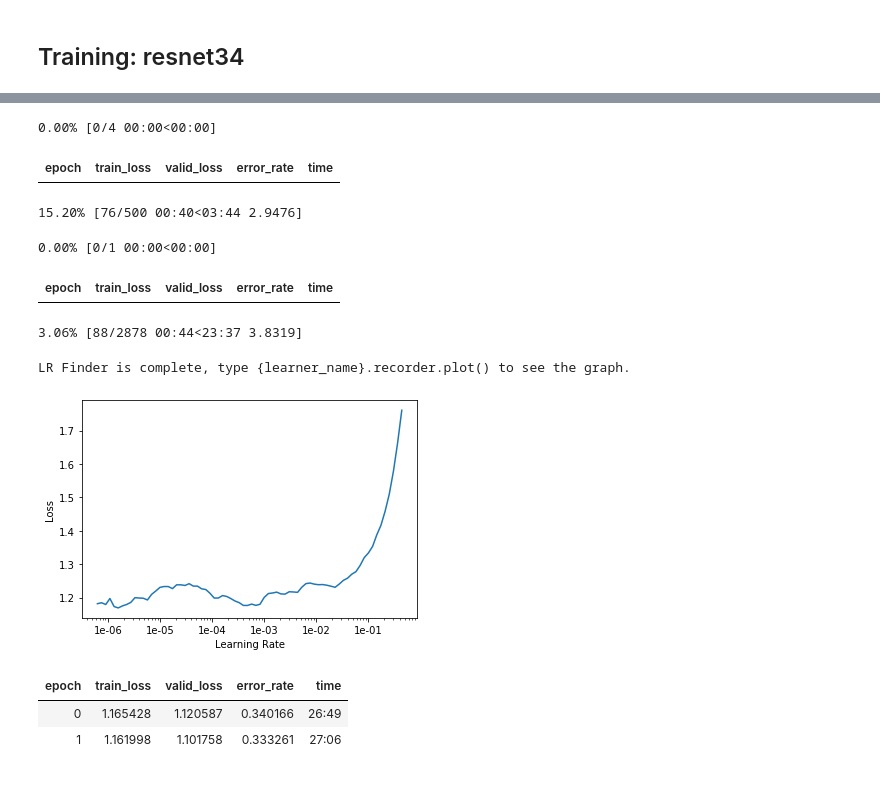
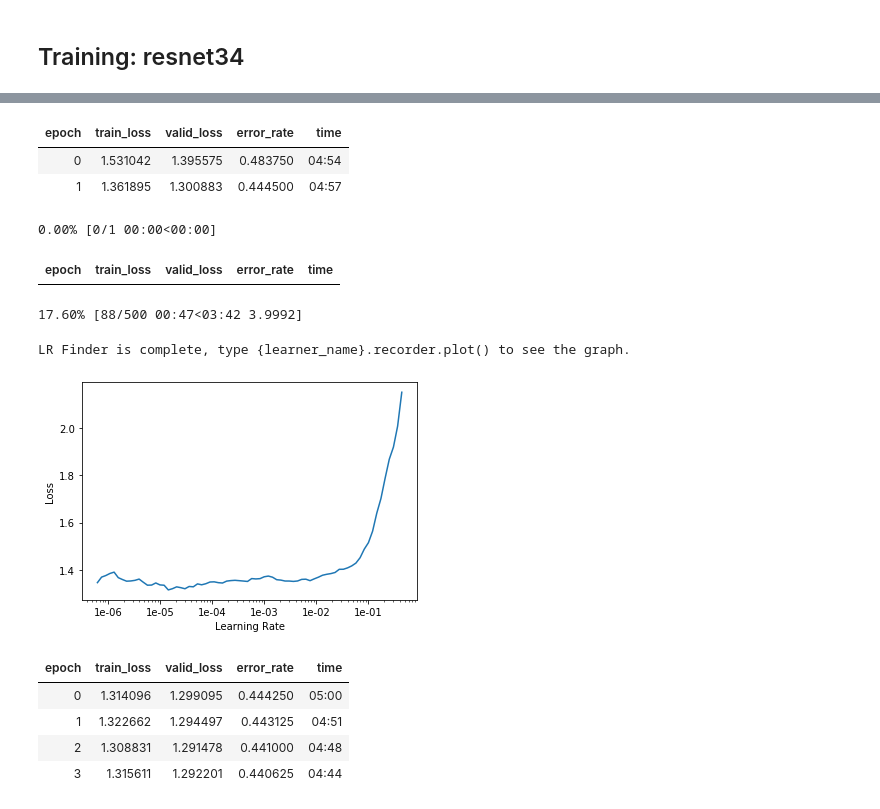
Before and after one commit to Arden-Zhu/fashion_net2, a Jupyter notebook: DeepFashion_classifer_by_category_picked.ipynb, the cells around one changed output, grey strips where cells are left out. Saved outputs shown, nothing was run; the diff lists cells and outputs as text; code cells hidden in the pictures.

```diff
--- a/DeepFashion_classifer_by_category_picked.ipynb
+++ b/DeepFashion_classifer_by_category_picked.ipynb
@@ -79,4 +79,5 @@ data.show_batch(rows=3, figsize=(7,6))
 # %% [markdown]
 ## Training: resnet34
 # %%
-learn = cnn_learner(data, models.resnet34, metrics=error_rate)
+learn_root = my_drive_dir + '/Fashionnet'
+learn = cnn_learner(data, models.resnet34, metrics=error_rate, path=learn_root, model_dir='Classifer_picked/')
@@ -91,17 +84,18 @@ stage = 1
 # %%
-learn.fit_one_cycle(4)
+stage = 1
+learn.fit_one_cycle(2)
 learn.save('stage-' + str(stage))
-! cp models/stage-{stage}.pth '{model_save_path}/'
+# ! cp models/stage-{stage}.pth '{model_save_path}/'
 # %% [output]
-0.00% [0/4 00:00<00:00]
 | epoch | train_loss | valid_loss | error_rate | time |
+| 0 | 1.531042 | 1.395575 | 0.483750 | 04:54 |
+| 1 | 1.361895 | 1.300883 | 0.444500 | 04:57 |
-15.20% [76/500 00:40<03:44 2.9476]
 # %%
 learn.lr_find()
 learn.recorder.plot()
 # %% [output]
 0.00% [0/1 00:00<00:00]
 | epoch | train_loss | valid_loss | error_rate | time |
-3.06% [88/2878 00:44<23:37 3.8319]
+17.60% [88/500 00:47<03:42 3.9992]
 LR Finder is complete, type {learner_name}.recorder.plot() to see the graph.
-[figure, old version]
+[figure, new version]
@@ -110,8 +102,12 @@ stage += 1
-# %%
-learn.fit_one_cycle(2, max_lr=4e-4)
-learn.save('stage-' + str(stage))
-! cp models/stage-{stage}.pth '{model_save_path}/'
-# %% [output]
-| epoch | train_loss | valid_loss | error_rate | time |
-| 0 | 1.165428 | 1.120587 | 0.340166 | 26:49 |
-| 1 | 1.161998 | 1.101758 | 0.333261 | 27:06 |
+# %%
+stage += 1
+learn.fit_one_cycle(4, max_lr=1e-5)
+s_stage = 'stage-%d' % stage
+learn.save(s_stage)
+print(s_stage)
+# %% [output]
+| epoch | train_loss | valid_loss | error_rate | time |
+| 0 | 1.314096 | 1.299095 | 0.444250 | 05:00 |
+| 1 | 1.322662 | 1.294497 | 0.443125 | 04:51 |
+| 2 | 1.308831 | 1.291478 | 0.441000 | 04:48 |
+| 3 | 1.315611 | 1.292201 | 0.440625 | 04:44 |
```
Also changed, not shown: parts of 28 cells of this notebook.
